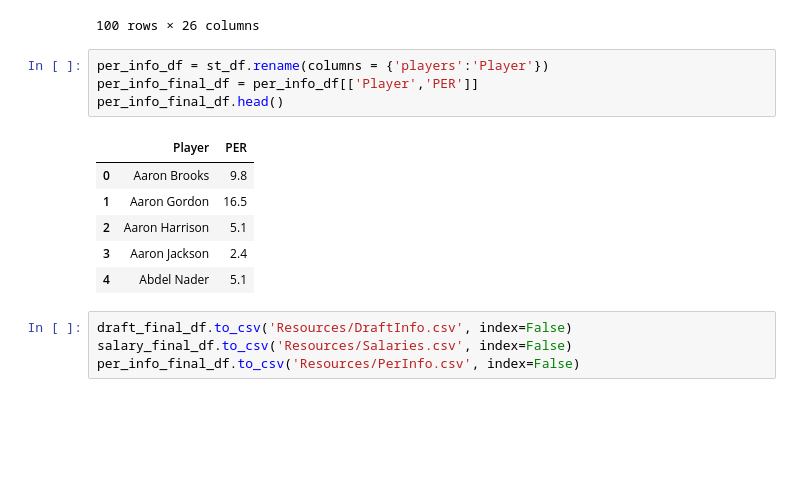
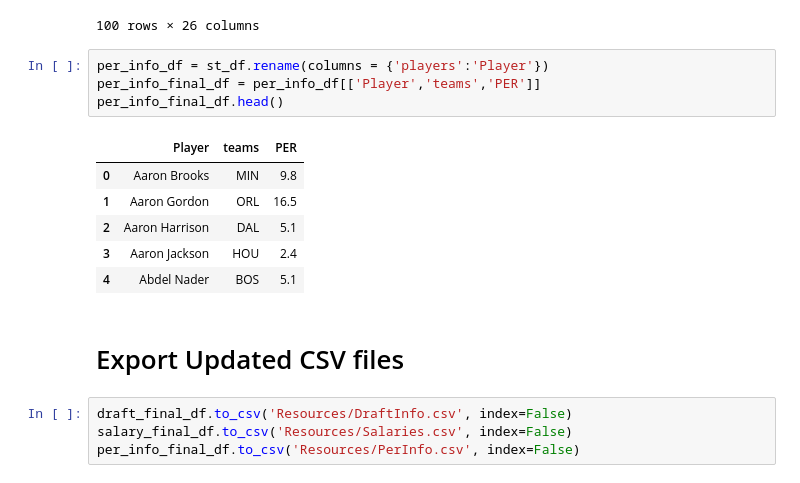
Before and after one commit to SanaRogers/ETL-Project, a Jupyter notebook: NBA_Players.ipynb, the cells around one changed output. Drawn from its saved outputs; the diff is of its cells as text; blank space fills up the shorter version.

```diff
--- a/NBA_Players.ipynb
+++ b/NBA_Players.ipynb
@@ -128,15 +128,17 @@ st_df.head(100)
 100 rows × 26 columns
 # %%
 per_info_df = st_df.rename(columns = {'players':'Player'})
-per_info_final_df = per_info_df[['Player','PER']]
+per_info_final_df = per_info_df[['Player','teams','PER']]
 per_info_final_df.head()
 # %% [output]
-|  | Player | PER |
-| 0 | Aaron Brooks | 9.8 |
-| 1 | Aaron Gordon | 16.5 |
-| 2 | Aaron Harrison | 5.1 |
-| 3 | Aaron Jackson | 2.4 |
-| 4 | Abdel Nader | 5.1 |
+|  | Player | teams | PER |
+| 0 | Aaron Brooks | MIN | 9.8 |
+| 1 | Aaron Gordon | ORL | 16.5 |
+| 2 | Aaron Harrison | DAL | 5.1 |
+| 3 | Aaron Jackson | HOU | 2.4 |
+| 4 | Abdel Nader | BOS | 5.1 |
+# %% [markdown]
+# Export Updated CSV files
 # %%
 draft_final_df.to_csv('Resources/DraftInfo.csv', index=False)
 salary_final_df.to_csv('Resources/Salaries.csv', index=False)
```
Also changed, not shown: parts of 6 cells of this notebook, 4 other files.
